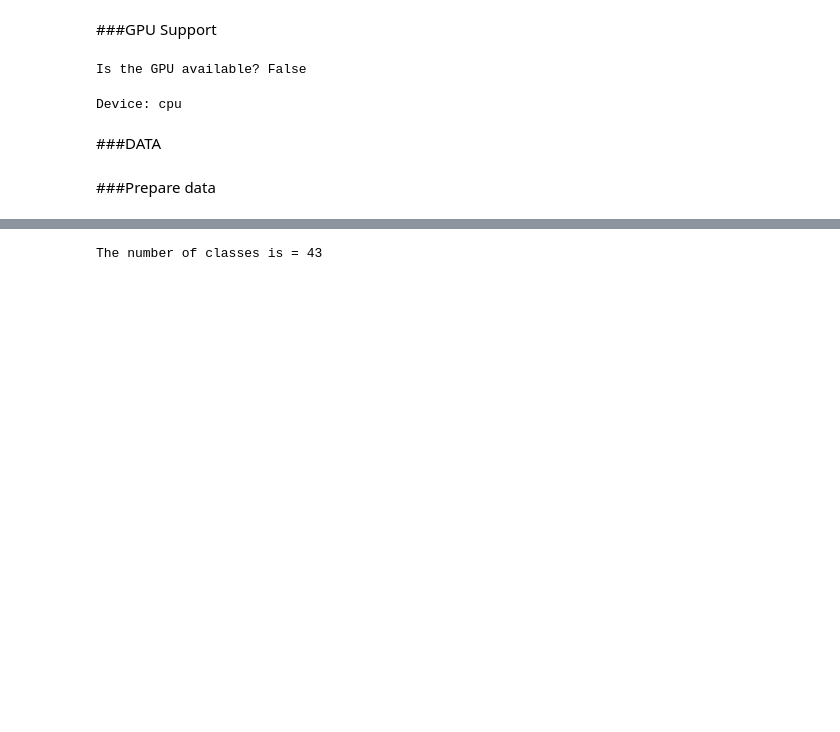
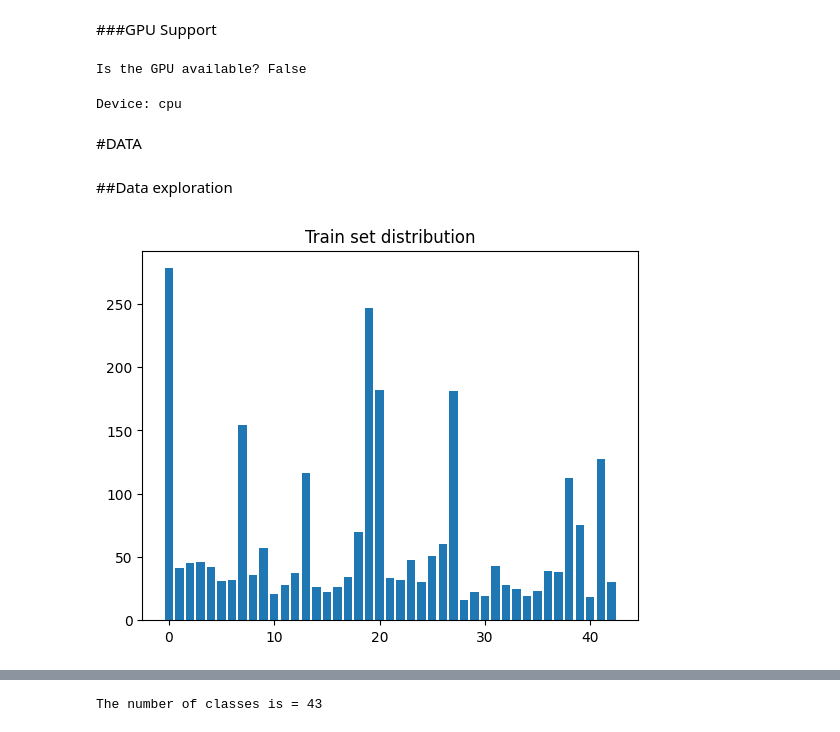
Before and after one commit to t-perniola/IPCV-assignments, a Jupyter notebook: assignment_module_2.ipynb, the cells around one changed output, grey strips where cells are left out. Drawn from its saved outputs; the diff is of its cells as text; code cells hidden in the pictures; blank space fills up the shorter version.

```diff
--- a/assignment_module_2.ipynb
+++ b/assignment_module_2.ipynb
@@ -203,6 +179,14 @@ print(f"Device: {device}")
 # %% [output]
 Device: cpu
 # %% [markdown]
-###DATA
+#DATA
-# %% [markdown]
-###Prepare data
+# %% [markdown]
+##Data exploration
+# %%
+train_data = GroceryStoreDataset(split="train")
+unique_train_classes, per_train_class_count = np.unique(train_data.labels, return_counts=True)
+plt.title("Train set distribution")
+plt.bar(unique_train_classes, per_train_class_count)
+plt.show()
+# %% [output]
+[figure, added]
```
Also changed, not shown: parts of 60 cells of this notebook.
